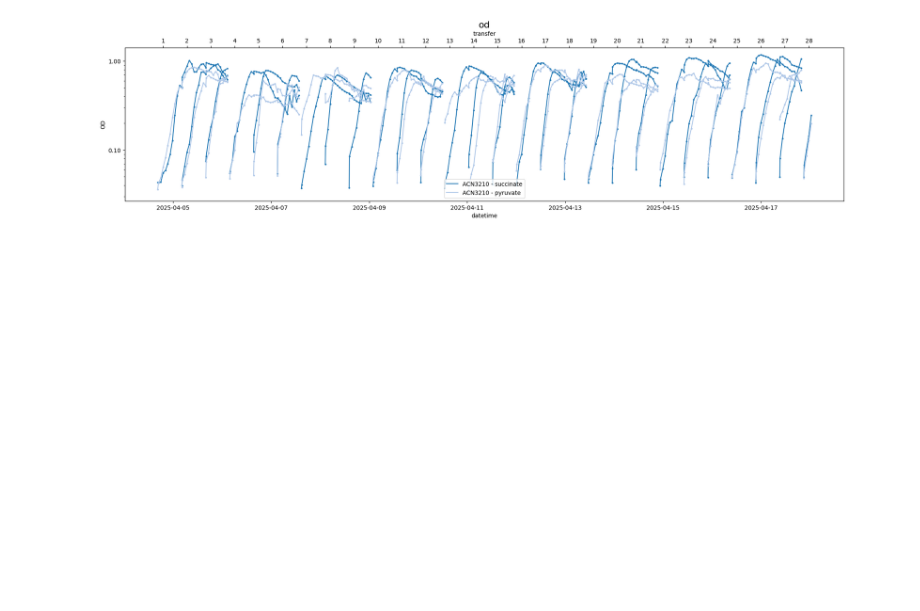
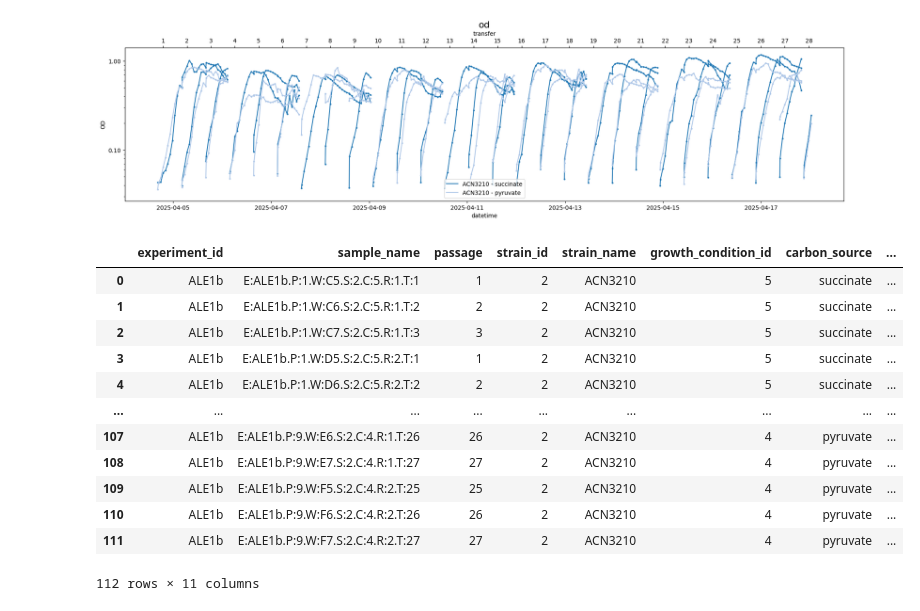
Before and after one commit to nspahr08/ai_synbio_data_processing, a Jupyter notebook: roboticALE_ETL_pull.ipynb, the cells around one changed output. Drawn from its saved outputs; the diff is of its cells as text; code cells hidden in the pictures; blank space fills up the shorter version.

```diff
--- a/roboticALE_ETL_pull.ipynb
+++ b/roboticALE_ETL_pull.ipynb
@@ -5,6 +5,29 @@
 This code parses and transforms robotic plate reader data and loads it into a database. In the db schema, samples and their associated measurements refer to experiments, operations (i.e., procedures), growth conditions, strains, labs, people, and protocols. Therefore, these entities need to be created first. In the future, the experimental team will define and create these entities ahead of the data dump. For now, the creation of the experiment and operation are hardcoded, and records for the growth conditions, strains, lab, people, and protocol that the data refer to already exist in the db.
 
 The code expects the data to be in the MinIO bucket 'synbio' inside a folder named 'ALE1b_OD_data/'. The experiment_id is named after the folder. It parses the data in all the files in the folder that follow a hardcoded filename pattern. (This regex pattern could also be supplied as an argument, but must contain certain match groups that supply necessary metadata.) It then transforms this data according to the schema of the anl_synbio database and uploads to the tables `plates`, `samples`, `measurements`, and `od_measurements`.
+# %%
+### DELETING ALE1b EXPERIMENT AND OPERATION#####
+
+from sqlalchemy import create_engine
+from sqlalchemy.sql import text
+
+engine = create_engine(
+    (
+        "mysql+pymysql://nspahr:henrylab@poplar.cels.anl.gov/"
+        "anl_synbio?charset=utf8mb4"
+    )
+)
+
+statements = [
+    # """DELETE FROM `experiment` WHERE `id`='ALE1b';""",
+    """DELETE FROM `operation` WHERE `id`='ALE1b_operation';"""
+]
+
+for s in statements:
+
+    with engine.connect() as con:
+        con.execute(text(s))
+        con.commit()
 # %%
 from sqlalchemy import create_engine
 import pandas as pd
@@ -638,0 +849,16 @@ plot_OD(selection, subtract_background = False, yscale='log', append_title='')
+# %%
+query_growth_rate('ALE1b', 2)
+# %% [output]
+|  | experiment_id | sample_name | passage | strain_id | strain_name | growth_condition_id | carbon_source | ... |
+| 0 | ALE1b | E:ALE1b.P:1.W:C5.S:2.C:5.R:1.T:1 | 1 | 2 | ACN3210 | 5 | succinate | ... |
+| 1 | ALE1b | E:ALE1b.P:1.W:C6.S:2.C:5.R:1.T:2 | 2 | 2 | ACN3210 | 5 | succinate | ... |
+| 2 | ALE1b | E:ALE1b.P:1.W:C7.S:2.C:5.R:1.T:3 | 3 | 2 | ACN3210 | 5 | succinate | ... |
+| 3 | ALE1b | E:ALE1b.P:1.W:D5.S:2.C:5.R:2.T:1 | 1 | 2 | ACN3210 | 5 | succinate | ... |
+| 4 | ALE1b | E:ALE1b.P:1.W:D6.S:2.C:5.R:2.T:2 | 2 | 2 | ACN3210 | 5 | succinate | ... |
+| ... | ... | ... | ... | ... | ... | ... | ... | ... |
+| 107 | ALE1b | E:ALE1b.P:9.W:E6.S:2.C:4.R:1.T:26 | 26 | 2 | ACN3210 | 4 | pyruvate | ... |
+| 108 | ALE1b | E:ALE1b.P:9.W:E7.S:2.C:4.R:1.T:27 | 27 | 2 | ACN3210 | 4 | pyruvate | ... |
+| 109 | ALE1b | E:ALE1b.P:9.W:F5.S:2.C:4.R:2.T:25 | 25 | 2 | ACN3210 | 4 | pyruvate | ... |
+| 110 | ALE1b | E:ALE1b.P:9.W:F6.S:2.C:4.R:2.T:26 | 26 | 2 | ACN3210 | 4 | pyruvate | ... |
+| 111 | ALE1b | E:ALE1b.P:9.W:F7.S:2.C:4.R:2.T:27 | 27 | 2 | ACN3210 | 4 | pyruvate | ... |
+112 rows × 11 columns
```
Also changed, not shown: parts of 3 cells of this notebook, 1 other file.
